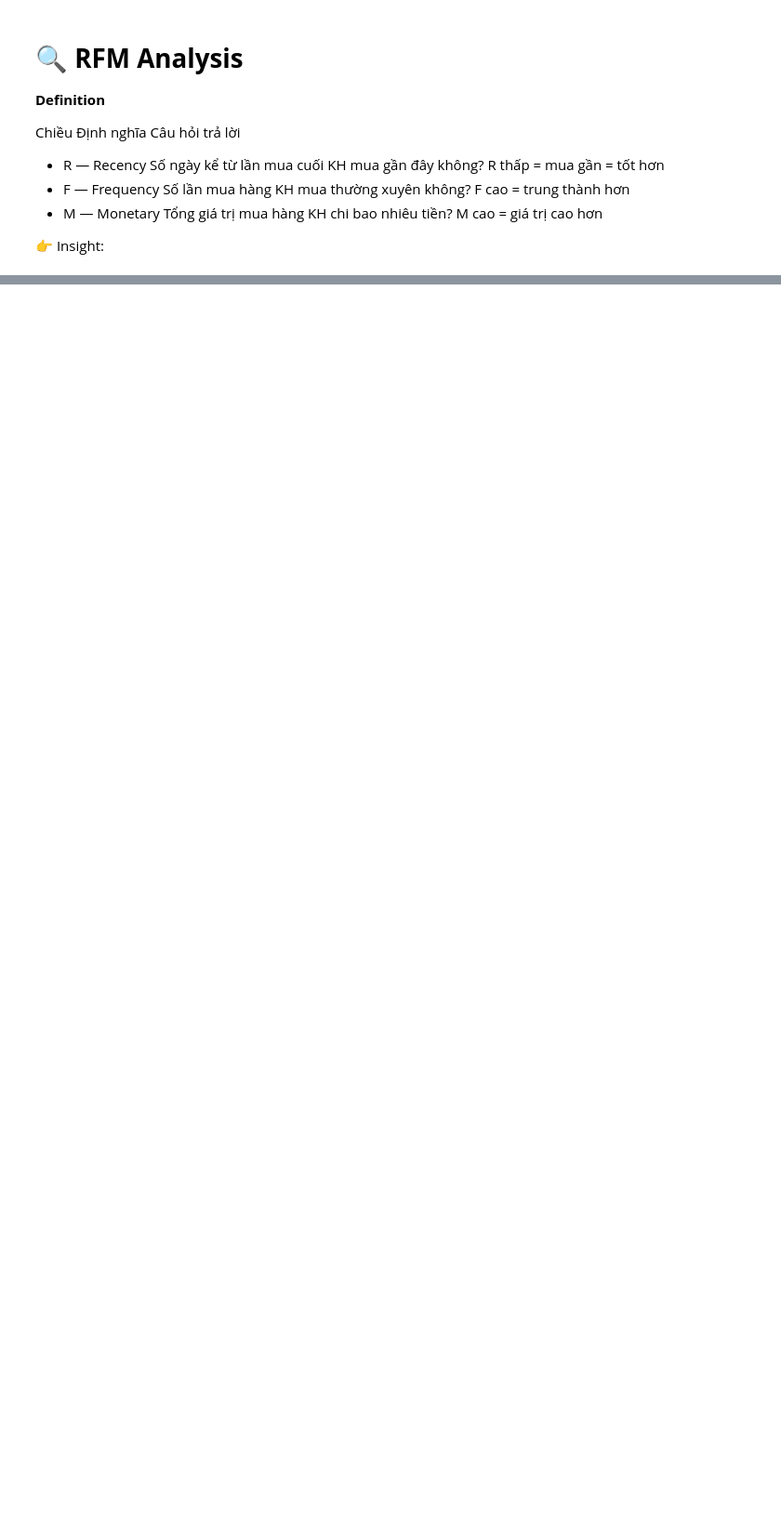
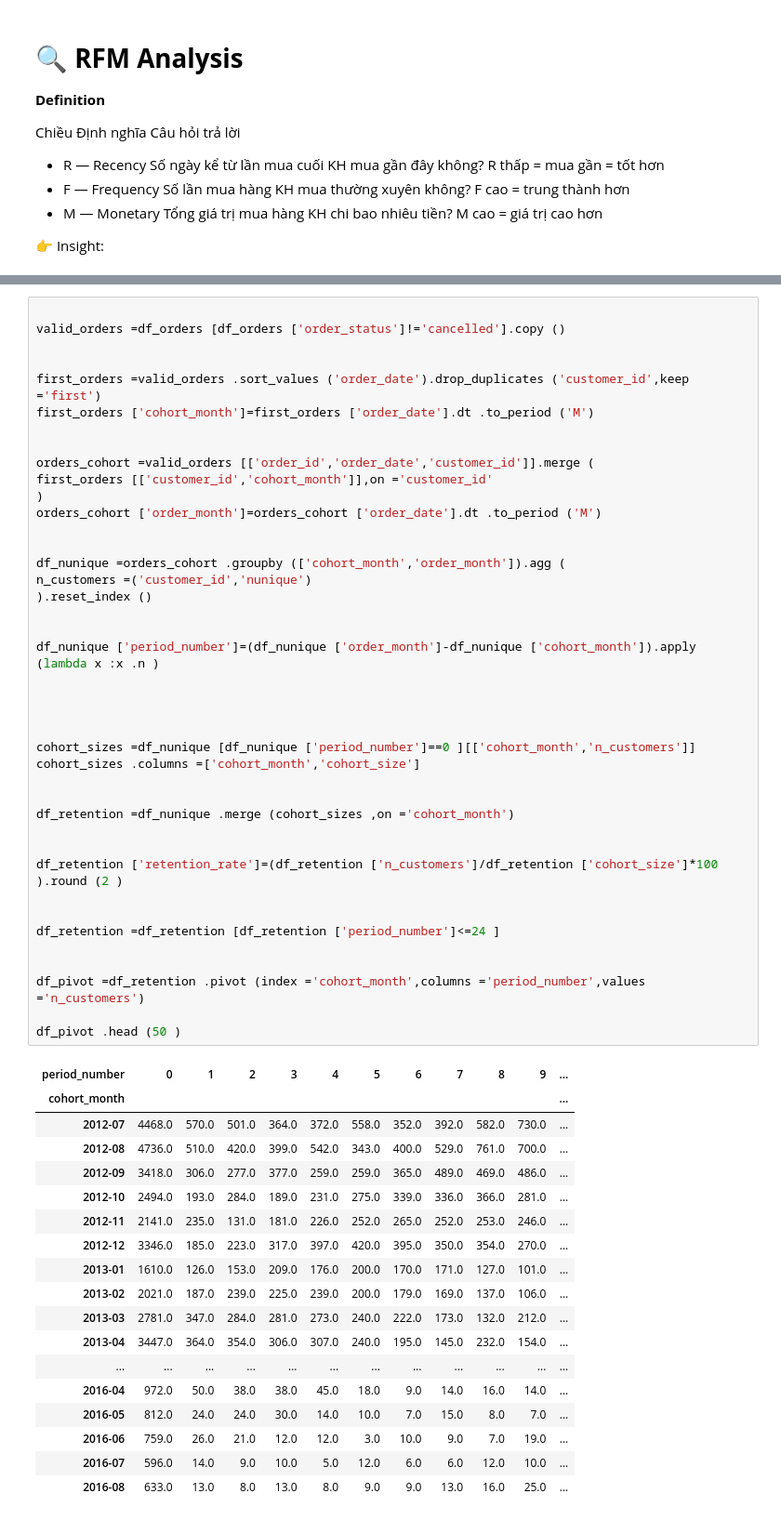
Before and after one commit to lamducanhkhoarubik-spec/Datathon_UITUT, a Jupyter notebook: code/eda/diagnostic.ipynb, the cells around one changed output, grey strips where cells are left out. Shown at 93% size. Cells and saved outputs as stored; diff of their text form; blank space fills up the shorter version.

```diff
--- a/code/eda/diagnostic.ipynb
+++ b/code/eda/diagnostic.ipynb
@@ -781,0 +801,60 @@ Potential Loyalists   1166            0.96
+# %%
+
+valid_orders =df_orders [df_orders ['order_status']!='cancelled'].copy ()
+
+
+first_orders =valid_orders .sort_values ('order_date').drop_duplicates ('customer_id',keep ='first')
+first_orders ['cohort_month']=first_orders ['order_date'].dt .to_period ('M')
+
+
+orders_cohort =valid_orders [['order_id','order_date','customer_id']].merge (
+first_orders [['customer_id','cohort_month']],on ='customer_id'
+)
+orders_cohort ['order_month']=orders_cohort ['order_date'].dt .to_period ('M')
+
+
+df_nunique =orders_cohort .groupby (['cohort_month','order_month']).agg (
+n_customers =('customer_id','nunique')
+).reset_index ()
+
+
+df_nunique ['period_number']=(df_nunique ['order_month']-df_nunique ['cohort_month']).apply (lambda x :x .n )
+
+
+
+
+cohort_sizes =df_nunique [df_nunique ['period_number']==0 ][['cohort_month','n_customers']]
+cohort_sizes .columns =['cohort_month','cohort_size']
+
+
+df_retention =df_nunique .merge (cohort_sizes ,on ='cohort_month')
+
+
+df_retention ['retention_rate']=(df_retention ['n_customers']/df_retention ['cohort_size']*100 ).round (2 )
+
+
+df_retention =df_retention [df_retention ['period_number']<=24 ]
+
+
+df_pivot =df_retention .pivot (index ='cohort_month',columns ='period_number',values ='n_customers')
+
+df_pivot .head (50 )
+# %% [output]
+| period_number | 0 | 1 | 2 | 3 | 4 | 5 | 6 | 7 | 8 | 9 | ... |
+| cohort_month |  |  |  |  |  |  |  |  |  |  | ... |
+| 2012-07 | 4468.0 | 570.0 | 501.0 | 364.0 | 372.0 | 558.0 | 352.0 | 392.0 | 582.0 | 730.0 | ... |
+| 2012-08 | 4736.0 | 510.0 | 420.0 | 399.0 | 542.0 | 343.0 | 400.0 | 529.0 | 761.0 | 700.0 | ... |
+| 2012-09 | 3418.0 | 306.0 | 277.0 | 377.0 | 259.0 | 259.0 | 365.0 | 489.0 | 469.0 | 486.0 | ... |
+| 2012-10 | 2494.0 | 193.0 | 284.0 | 189.0 | 231.0 | 275.0 | 339.0 | 336.0 | 366.0 | 281.0 | ... |
+| 2012-11 | 2141.0 | 235.0 | 131.0 | 181.0 | 226.0 | 252.0 | 265.0 | 252.0 | 253.0 | 246.0 | ... |
+| 2012-12 | 3346.0 | 185.0 | 223.0 | 317.0 | 397.0 | 420.0 | 395.0 | 350.0 | 354.0 | 270.0 | ... |
+| 2013-01 | 1610.0 | 126.0 | 153.0 | 209.0 | 176.0 | 200.0 | 170.0 | 171.0 | 127.0 | 101.0 | ... |
+| 2013-02 | 2021.0 | 187.0 | 239.0 | 225.0 | 239.0 | 200.0 | 179.0 | 169.0 | 137.0 | 106.0 | ... |
+| 2013-03 | 2781.0 | 347.0 | 284.0 | 281.0 | 273.0 | 240.0 | 222.0 | 173.0 | 132.0 | 212.0 | ... |
+| 2013-04 | 3447.0 | 364.0 | 354.0 | 306.0 | 307.0 | 240.0 | 195.0 | 145.0 | 232.0 | 154.0 | ... |
+| ... | ... | ... | ... | ... | ... | ... | ... | ... | ... | ... | ... |
+| 2016-04 | 972.0 | 50.0 | 38.0 | 38.0 | 45.0 | 18.0 | 9.0 | 14.0 | 16.0 | 14.0 | ... |
+| 2016-05 | 812.0 | 24.0 | 24.0 | 30.0 | 14.0 | 10.0 | 7.0 | 15.0 | 8.0 | 7.0 | ... |
+| 2016-06 | 759.0 | 26.0 | 21.0 | 12.0 | 12.0 | 3.0 | 10.0 | 9.0 | 7.0 | 19.0 | ... |
+| 2016-07 | 596.0 | 14.0 | 9.0 | 10.0 | 5.0 | 12.0 | 6.0 | 6.0 | 12.0 | 10.0 | ... |
+| 2016-08 | 633.0 | 13.0 | 8.0 | 13.0 | 8.0 | 9.0 | 9.0 | 13.0 | 16.0 | 25.0 | ... |
```
Also changed, not shown: parts of 22 cells of this notebook.
